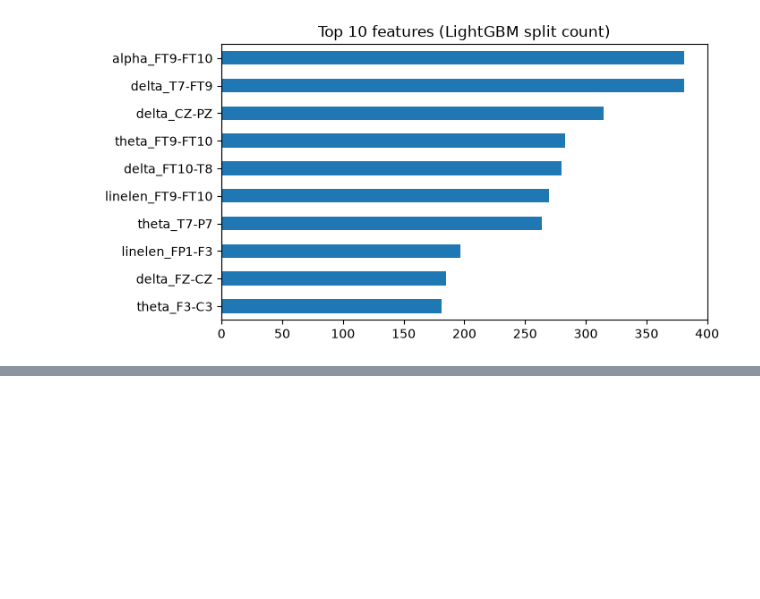
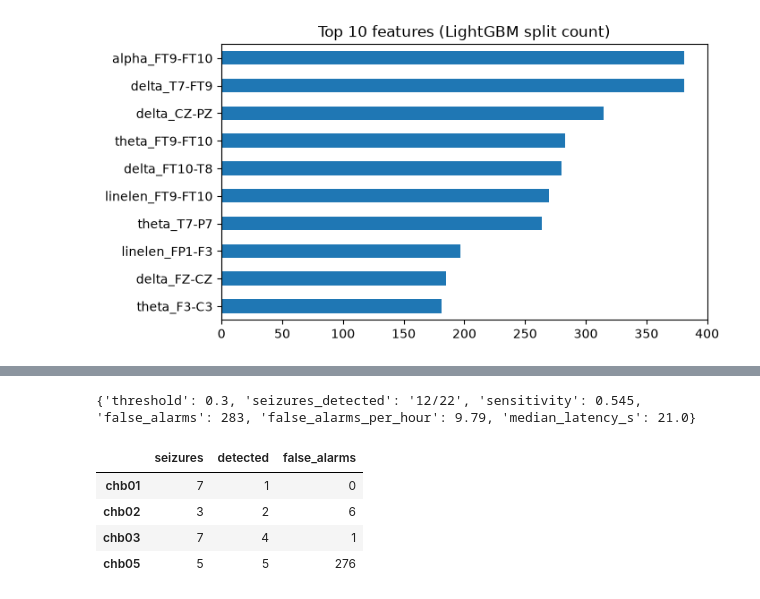
Before and after one commit to shrutihishruti1/neurosignal-ai, a Jupyter notebook: notebooks/01_pipeline.ipynb, the cells around one changed output, grey strips where cells are left out. Cells and saved outputs as stored; diff of their text form; code cells hidden in the pictures; blank space fills up the shorter version.

```diff
--- a/notebooks/01_pipeline.ipynb
+++ b/notebooks/01_pipeline.ipynb
@@ -212,0 +231,12 @@ plt.show()
+# %%
+# Per-patient detail at threshold 0.3 (change after seeing the trade-off table)
+summary, per_patient = evaluate_events(pred_patient, labels, 0.3)
+print(summary)
+per_patient
+# %% [output]
+{'threshold': 0.3, 'seizures_detected': '12/22', 'sensitivity': 0.545, 'false_alarms': 283, 'false_alarms_per_hour': 9.79, 'median_latency_s': 21.0}
+|  | seizures | detected | false_alarms |
+| chb01 | 7 | 1 | 0 |
+| chb02 | 3 | 2 | 6 |
+| chb03 | 7 | 4 | 1 |
+| chb05 | 5 | 5 | 276 |
```
Also changed, not shown: parts of 2 cells of this notebook, 1 other file.
